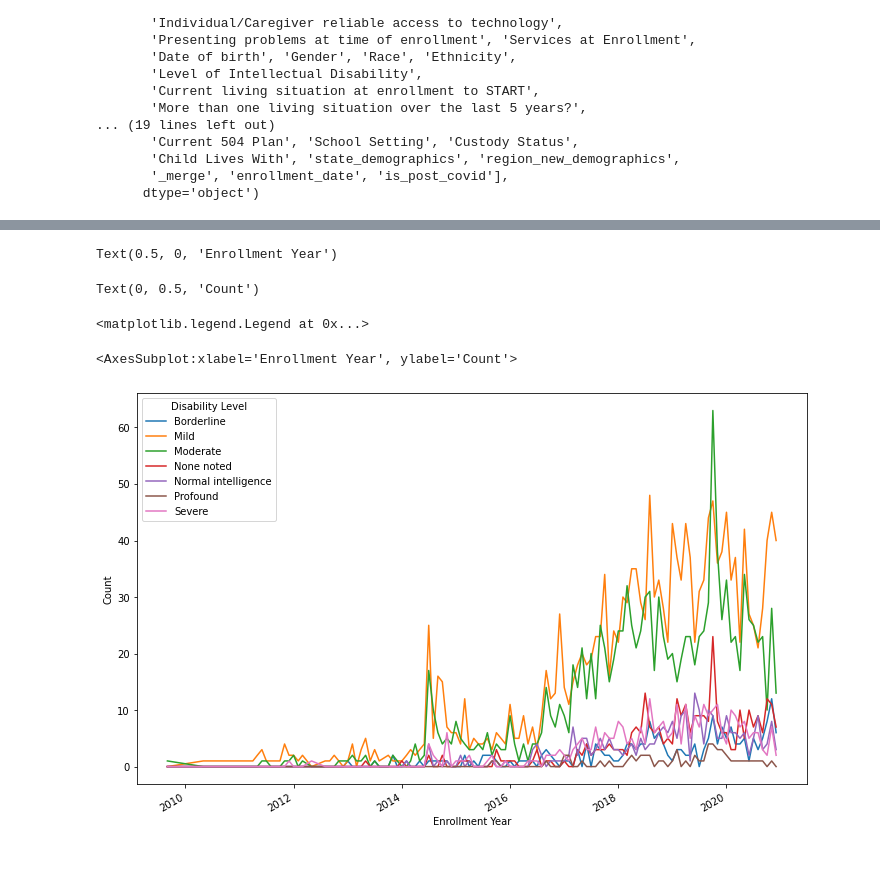
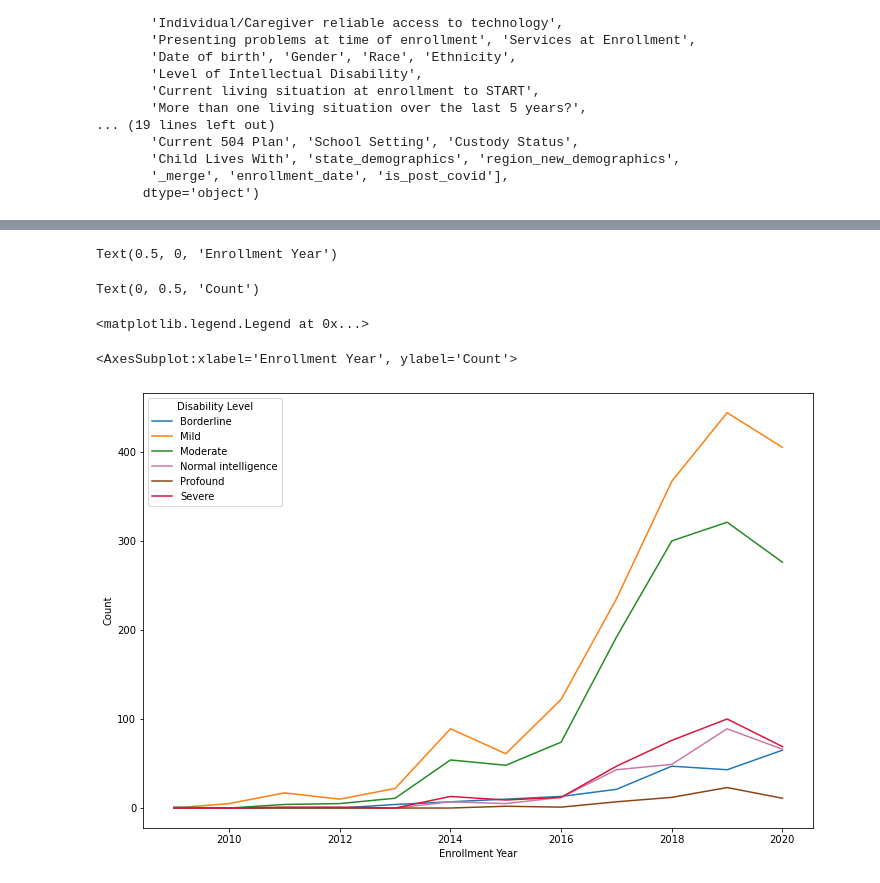
Before and after one commit to aimenabdulaziz/qss_final_project, a Jupyter notebook: code/01_data_cleaning_and_merging.ipynb, the cells around one changed output, grey strips where cells are left out. Saved outputs shown, nothing was run; the diff lists cells and outputs as text; code cells hidden in the pictures.

Commit message:
add a categorical disability_level and cleaned the plots

```diff
--- a/code/01_data_cleaning_and_merging.ipynb
+++ b/code/01_data_cleaning_and_merging.ipynb
@@ -347,4 +347,10 @@ demographics_problems_merged[['enrollment_date', 'enrollment_ym_derived', 'enrol
 # remove the rows where 'Gender' starts with 'other'
 demographics_problems_merged = demographics_problems_merged[~demographics_problems_merged["Gender"].str.contains('Other:')]
 demographics_problems_merged.Gender.value_counts()
+
+# renaming the disability level column
+demographics_problems_merged.rename(columns={'Level of Intellectual Disability': 'disability_level'}, inplace=True)
+
+# remove the rows where 'disability_level' is 'None noted'
+demographics_problems_merged = demographics_problems_merged[demographics_problems_merged["disability_level"] != 'None noted']
 # %% [output]
@@ -356,0 +360,9 @@ demographics_problems_merged.rename(columns={'Level of Intellectual Disability':
+# %%
+# make the disability level column an ordered factor variable
+disability_levels_ordered = ['Normal intelligence', 'Borderline', 'Mild', 'Moderate', 'Profound', 'Severe']
+
+# convert disability_level to ordered categorical variable
+demographics_problems_merged['disability_level_ordered'] = pd.Categorical(demographics_problems_merged['disability_level'], categories=disability_levels_ordered, ordered=True)
+
+# check the data type of the disability_level_ordered column
+demographics_problems_merged['disability_level_ordered'].dtype
@@ -461 +453,12 @@ Mild                 new york              885
 Name: state_demographics, dtype: int64
+# %%
+# define a dictionary of colors for each disability level
+colors = {'Normal intelligence': '#1f77b4', 'Borderline': '#ff7f0e', 'Mild': '#228B22', 'Moderate': '#CC79A7', 'Profound': '#8B4513', 'Severe': '#DC143C'}
+
+# line plot of the total number of people for each disability level over time (by month-year)
+plot_by_ym = demographics_aggression_problems.groupby('enrollment_ym_derived')['disability_level_ordered'].value_counts().unstack().fillna(0).plot(figsize=(12, 8), color=colors.values())
+
+plot_by_ym.set_xlabel("Enrollment Year")
+plot_by_ym.set_ylabel("Count")
+plot_by_ym.legend(title="Disability Level", labels=colors.keys())
+plot_by_ym
@@ -462,13 +471,13 @@ Name: state_demographics, dtype: int64
 # %%
-# line plot of the total number of people for each aggression level over time (by month-year)
-plot_by_ym = demographics_aggression_problems.groupby('enrollment_ym_derived')['disability_level'].value_counts().unstack().fillna(0).plot(figsize=(12, 8))
-plot_by_ym.set_xlabel("Enrollment Year")
-plot_by_ym.set_ylabel("Count")
-plot_by_ym.legend(title="Disability Level")
-plot_by_ym
+# line plot of the total number of people for each aggression level by year
+plot_by_y = demographics_aggression_problems.groupby('enrollment_year')['disability_level'].value_counts().unstack().fillna(0).plot(figsize=(12, 8), color=colors.values())
+plot_by_y.set_xlabel("Enrollment Year")
+plot_by_y.set_ylabel("Count")
+plot_by_y.legend(title="Disability Level")
+plot_by_y
 # %% [output]
 Text(0.5, 0, 'Enrollment Year')
 Text(0, 0.5, 'Count')
 <matplotlib.legend.Legend at 0x...>
 <AxesSubplot:xlabel='Enrollment Year', ylabel='Count'>
-[figure, old version]
+[figure, new version]
```
Also changed, not shown: parts of 24 cells of this notebook.
